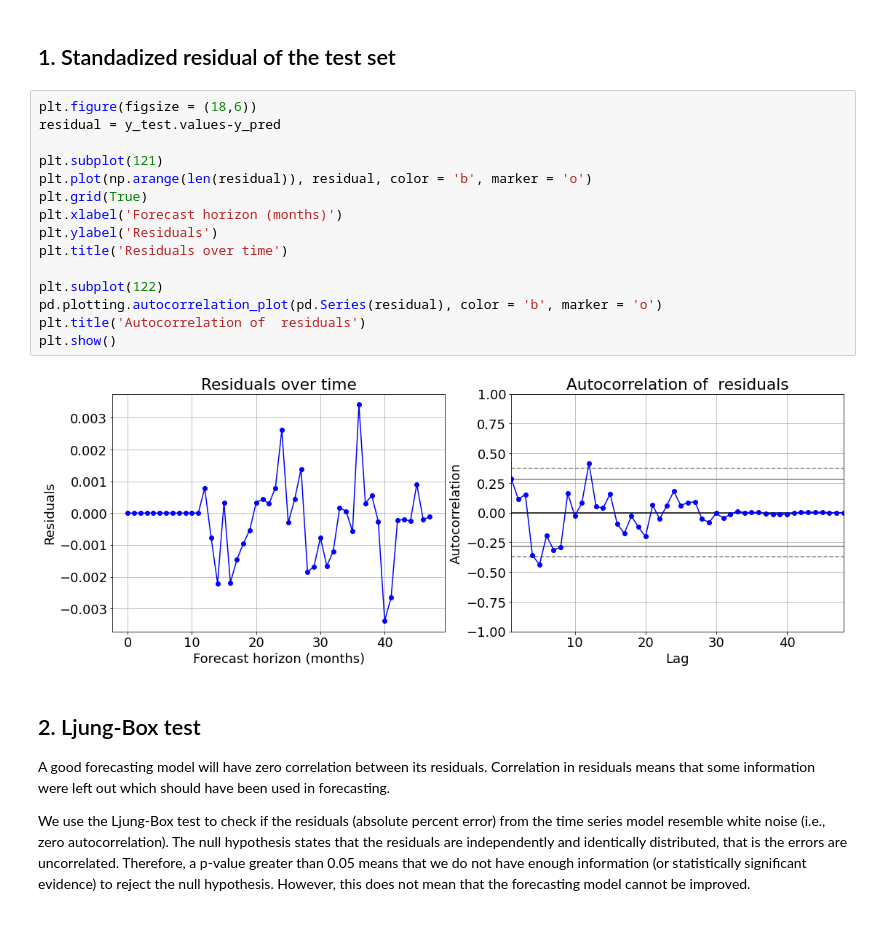
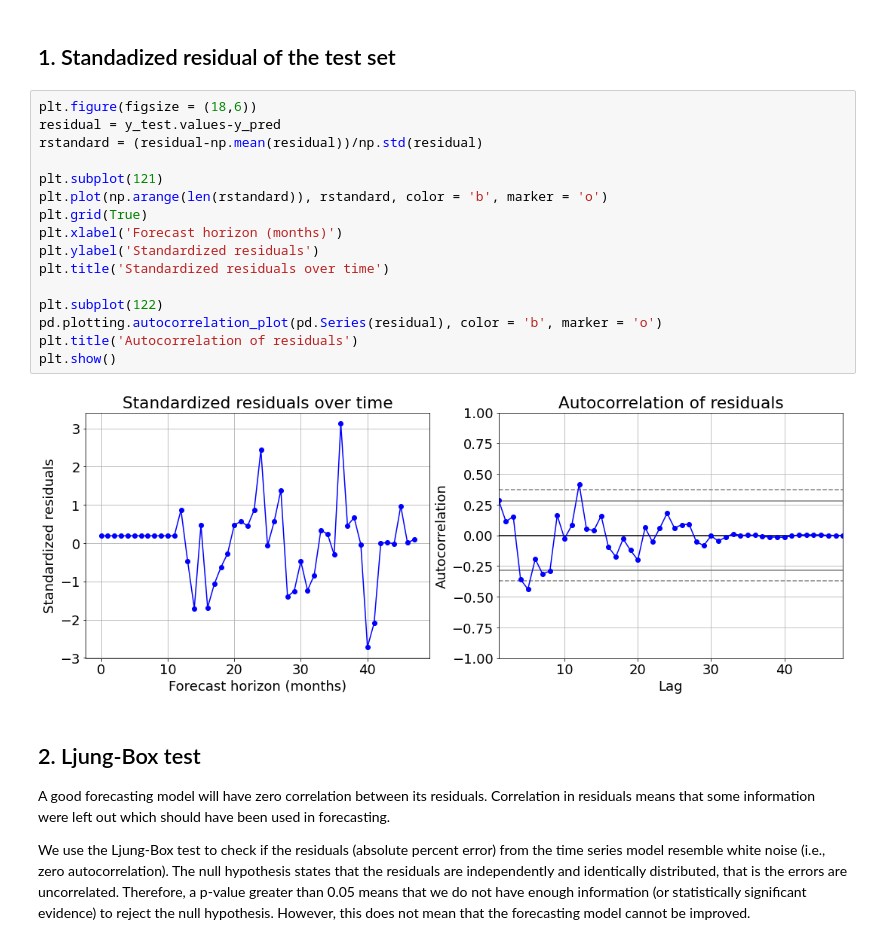
Before and after one commit to Owerre/Time-Series-Forecasting, a Jupyter notebook: fatality-forecast/notebooks/03-auto_arima.ipynb, the cells around one changed output. Cells and saved outputs as stored; diff of their text form.

```diff
--- a/fatality-forecast/notebooks/03-auto_arima.ipynb
+++ b/fatality-forecast/notebooks/03-auto_arima.ipynb
@@ -200,20 +200,21 @@ plt.show()
 # %%
 plt.figure(figsize = (18,6))
 residual = y_test.values-y_pred
+rstandard = (residual-np.mean(residual))/np.std(residual)
 
 plt.subplot(121)
-plt.plot(np.arange(len(residual)), residual, color = 'b', marker = 'o')
+plt.plot(np.arange(len(rstandard)), rstandard, color = 'b', marker = 'o')
 plt.grid(True)
 plt.xlabel('Forecast horizon (months)')
-plt.ylabel('Residuals')
-plt.title('Residuals over time')
+plt.ylabel('Standardized residuals')
+plt.title('Standardized residuals over time')
 
 plt.subplot(122)
 pd.plotting.autocorrelation_plot(pd.Series(residual), color = 'b', marker = 'o')
-plt.title('Autocorrelation of  residuals')
+plt.title('Autocorrelation of residuals')
 plt.show()
 # %% [output]
-[figure, old version]
+[figure, new version]
 # %% [markdown]
 ## 2. Ljung-Box test
 
```
Also changed, not shown: parts of 1 cell of this notebook.
